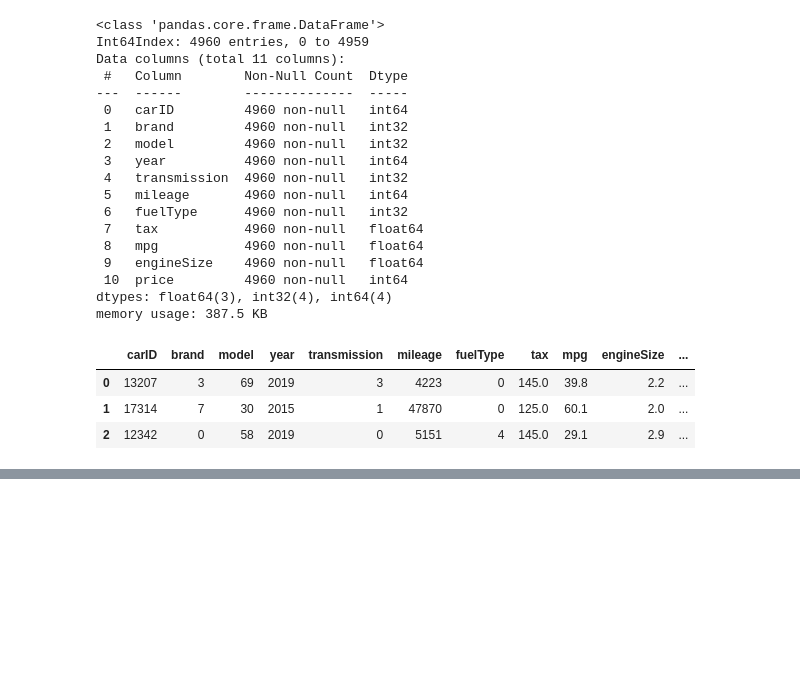
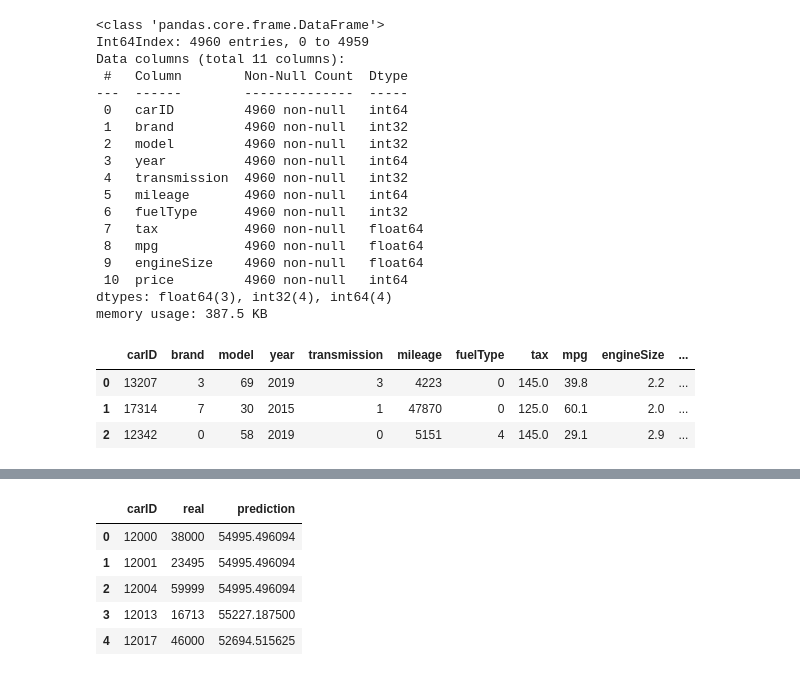
Before and after one commit to HanSeulChung/study, a Jupyter notebook: 빅분기 실기/제 2유형/분류/서비스이탈예측.ipynb, the cells around one changed output, grey strips where cells are left out. Drawn from its saved outputs; the diff is of its cells as text; code cells hidden in the pictures; blank space fills up the shorter version.

```diff
--- a/빅분기 실기/제 2유형/분류/서비스이탈예측.ipynb
+++ b/빅분기 실기/제 2유형/분류/서비스이탈예측.ipynb
@@ -158,0 +351,11 @@ X_train, X_test, y_train, y_test = train_test_split(X,y,test_size=0.3, random_st
+# %%
+df2=pd.DataFrame({'carID':x_test.carID,'real':x_label.price,'prediction':pred})
+# %%
+df2.head()
+# %% [output]
+|  | carID | real | prediction |
+| 0 | 12000 | 38000 | 54995.496094 |
+| 1 | 12001 | 23495 | 54995.496094 |
+| 2 | 12004 | 59999 | 54995.496094 |
+| 3 | 12013 | 16713 | 55227.187500 |
+| 4 | 12017 | 46000 | 52694.515625 |
```
Also changed, not shown: parts of 20 cells of this notebook.
